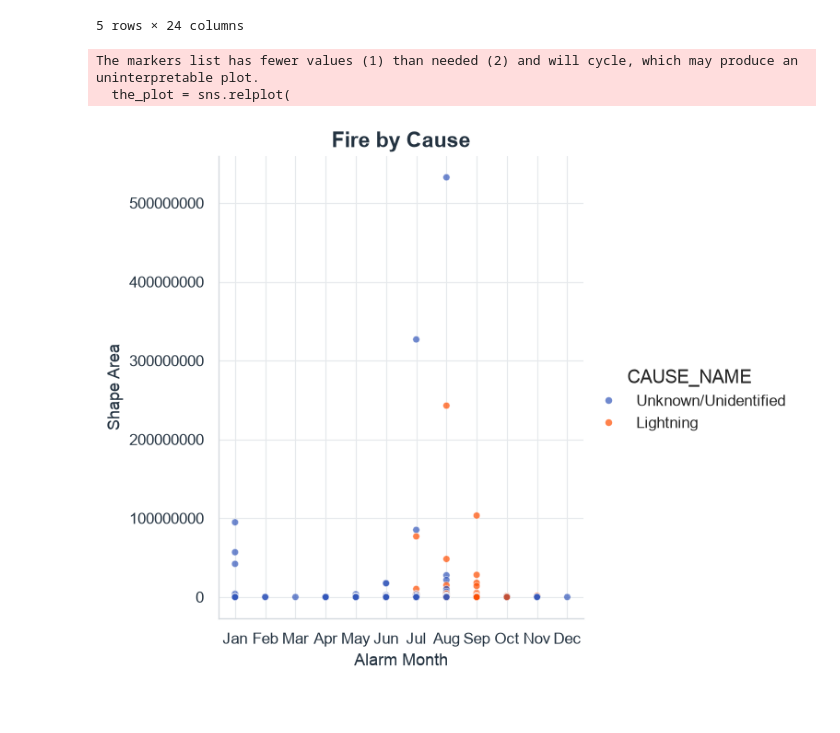
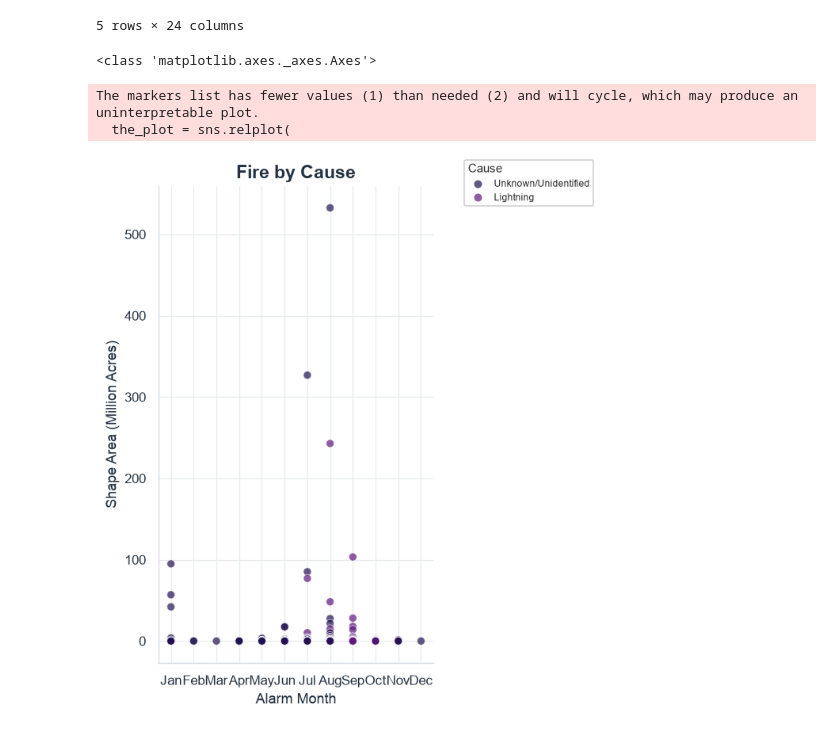
Before and after one commit to Sophiacyt/Wildfire-Wetland_BunkerAndersonTseng, a Jupyter notebook: scripts/A4/fire_by_cause_Sophia.ipynb, the cells around one changed output. Drawn from its saved outputs; the diff is of its cells as text; code cells hidden in the pictures.

Commit message:
making graph pretty

```diff
--- a/scripts/A4/fire_by_cause_Sophia.ipynb
+++ b/scripts/A4/fire_by_cause_Sophia.ipynb
@@ -193,24 +176,48 @@ fire_subset.head()
 | 4 | 2025.0 | CA | CDF | LDF | PALISADES | 00000738 | {A7EA5D21-F882-44B8-BF64-44AB1105... | 2025-01-07 00:00:00+00:00 | 2025-01-31 00:00:00+00:00 | 7 | ... |
 5 rows × 24 columns
 # %%
+
 #Create a plot of selected fire by cause
 the_plot = sns.relplot(
     data = fire_subset,
     x='Alarm Mo_1',
     y='Shape_Area',
     hue='CAUSE_NAME',
     style='CAUSE_NAME',  markers=['o'],
-    s=20,
-    alpha=0.7,
+    alpha=0.7
 )
 
 #Set plot title and axis labels
-the_plot.set_axis_labels('Alarm Month', 'Shape Area')
+the_plot.set_axis_labels('Alarm Month', 'Shape Area (Million Acres)')
 the_plot.set(title='Fire by Cause')
 
+#Clean up the legend
+sns.move_legend(
+    the_plot,
+    loc = 'upper right',
+    frameon = True,
+    framealpha = 0.9,
+    fontsize = 7,
+    title_fontsize=9,
+    title = 'Cause'
+)
+leg = the_plot.legend
+leg.get_title().set_ha('left')
+leg._legend_box.align = 'left'
+
+#Set y-axis to use scientific notation
+the_plot = plt.gca()
+the_plot.yaxis.set_major_formatter(
+    ticker.FuncFormatter(lambda x, pos: f'{x/1_000_000:g}')
+)
+# adjust size
+the_plot.figure.set_size_inches(6, 6)
+
+print(type(the_plot))
 #Display
 the_plot;
 # %% [output]
-The markers list has fewer values (1) than needed (2) and will cycle, which may produce an uninterpretable plot.
-  the_plot = sns.relplot(
+<class 'matplotlib.axes._axes.Axes'>
+The markers list has fewer values (1) than needed (2) and will cycle, which may produce an uninterpretable plot.
+  the_plot = sns.relplot(
-[figure, old version]
+[figure, new version]
```
Also changed, not shown: parts of 2 cells of this notebook.
